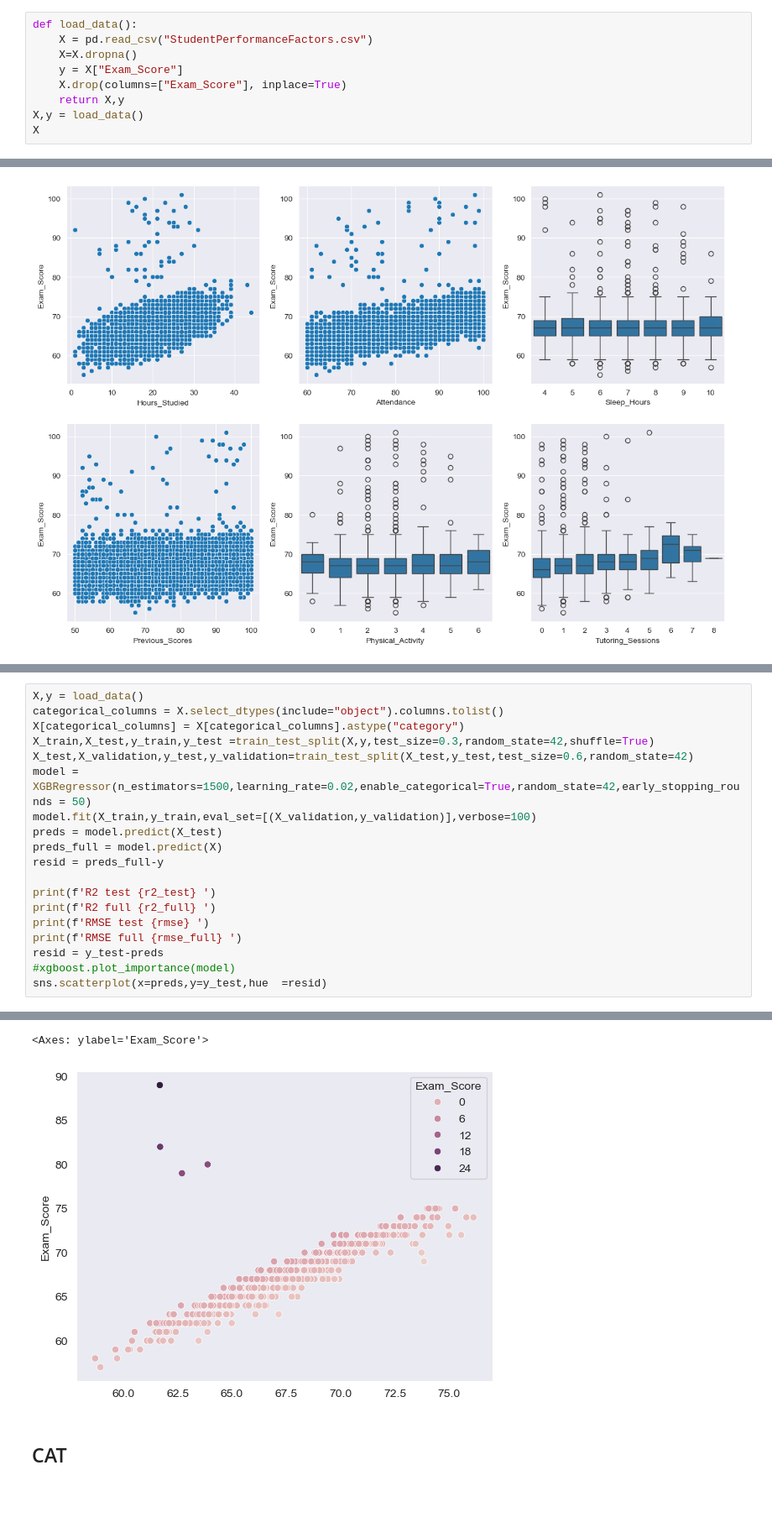
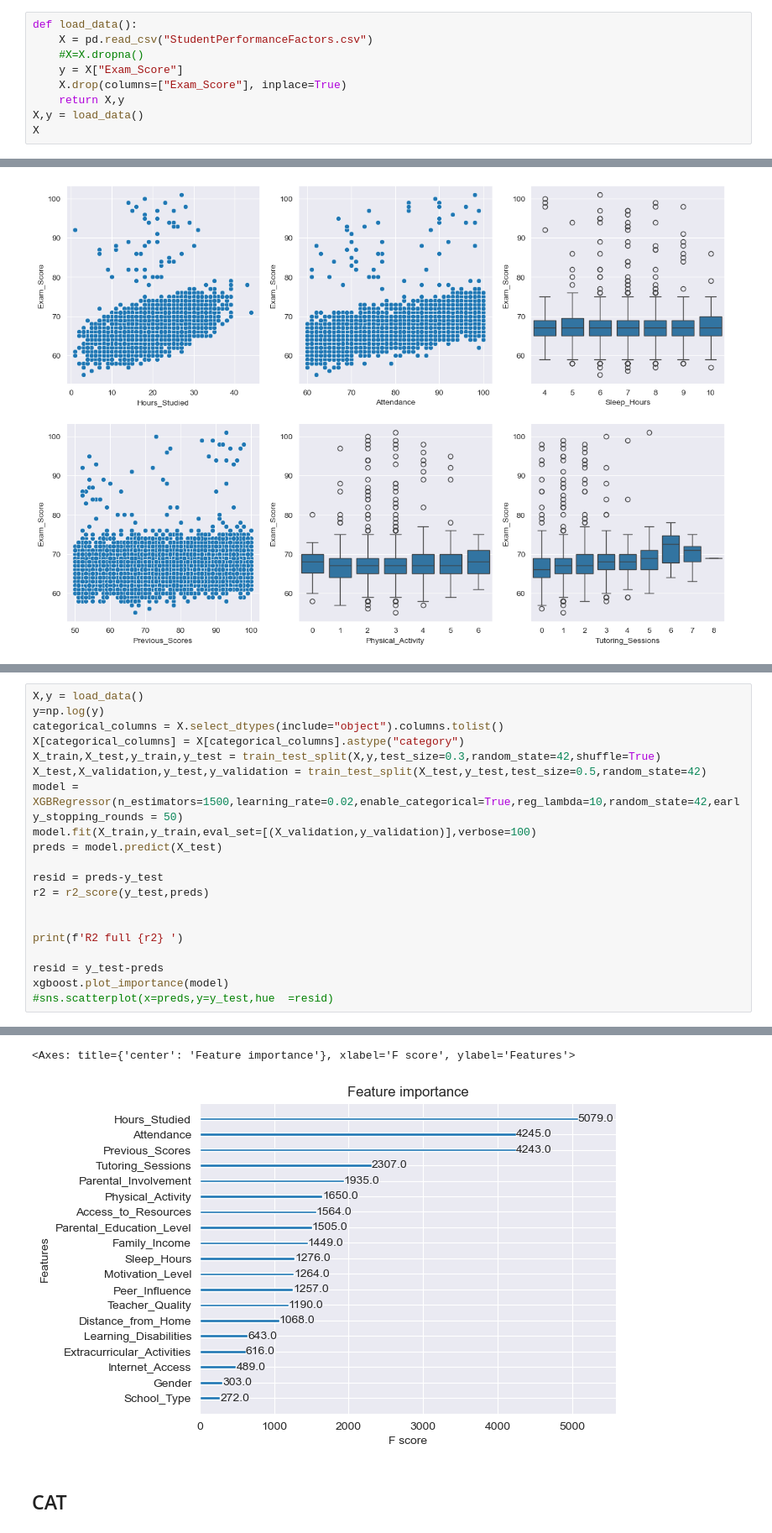
Before and after one commit to joona111/TIES4600, a Jupyter notebook: students.ipynb, the cells around one changed output, grey strips where cells are left out. Shown at 84% size. Saved outputs shown, nothing was run; the diff lists cells and outputs as text; blank space fills up the shorter version.

```diff
--- a/students.ipynb
+++ b/students.ipynb
@@ -19,7 +19,7 @@ from sklearn.model_selection import cross_val_score,cross_validate,cross_val_pre
 # %%
 def load_data():
     X = pd.read_csv("StudentPerformanceFactors.csv")
-    X=X.dropna()
+    #X=X.dropna()
     y = X["Exam_Score"]
     X.drop(columns=["Exam_Score"], inplace=True)
     return X,y
@@ -118,20 +116,21 @@ print(study.best_params)
 # %%
 X,y = load_data()
+y=np.log(y)
 categorical_columns = X.select_dtypes(include="object").columns.tolist()
 X[categorical_columns] = X[categorical_columns].astype("category")
-X_train,X_test,y_train,y_test =train_test_split(X,y,test_size=0.3,random_state=42,shuffle=True)
-X_test,X_validation,y_test,y_validation=train_test_split(X_test,y_test,test_size=0.6,random_state=42)
-model = XGBRegressor(n_estimators=1500,learning_rate=0.02,enable_categorical=True,random_state=42,early_stopping_rounds = 50)
+X_train,X_test,y_train,y_test = train_test_split(X,y,test_size=0.3,random_state=42,shuffle=True)
+X_test,X_validation,y_test,y_validation = train_test_split(X_test,y_test,test_size=0.5,random_state=42)
+model = XGBRegressor(n_estimators=1500,learning_rate=0.02,enable_categorical=True,reg_lambda=10,random_state=42,early_stopping_rounds = 50)
 model.fit(X_train,y_train,eval_set=[(X_validation,y_validation)],verbose=100)
 preds = model.predict(X_test)
-preds_full = model.predict(X)
-resid = preds_full-y
 
-print(f'R2 test {r2_test} ')
-print(f'R2 full {r2_full} ')
-print(f'RMSE test {rmse} ')
-print(f'RMSE full {rmse_full} ')
+resid = preds-y_test
+r2 = r2_score(y_test,preds)
+
+
+print(f'R2 full {r2} ')
+
 resid = y_test-preds
-#xgboost.plot_importance(model)
-sns.scatterplot(x=preds,y=y_test,hue  =resid)
+xgboost.plot_importance(model)
+#sns.scatterplot(x=preds,y=y_test,hue  =resid)
 # %% [output]
@@ -148,5 +145,5 @@ RMSE full 1.7191555054525327
-<Axes: ylabel='Exam_Score'>
+<Axes: title={'center': 'Feature importance'}, xlabel='F score', ylabel='Features'>
-[figure, old version]
+[figure, new version]
 # %% [markdown]
 ## CAT
 # %%
```
Also changed, not shown: parts of 10 cells of this notebook, 6 other files.
